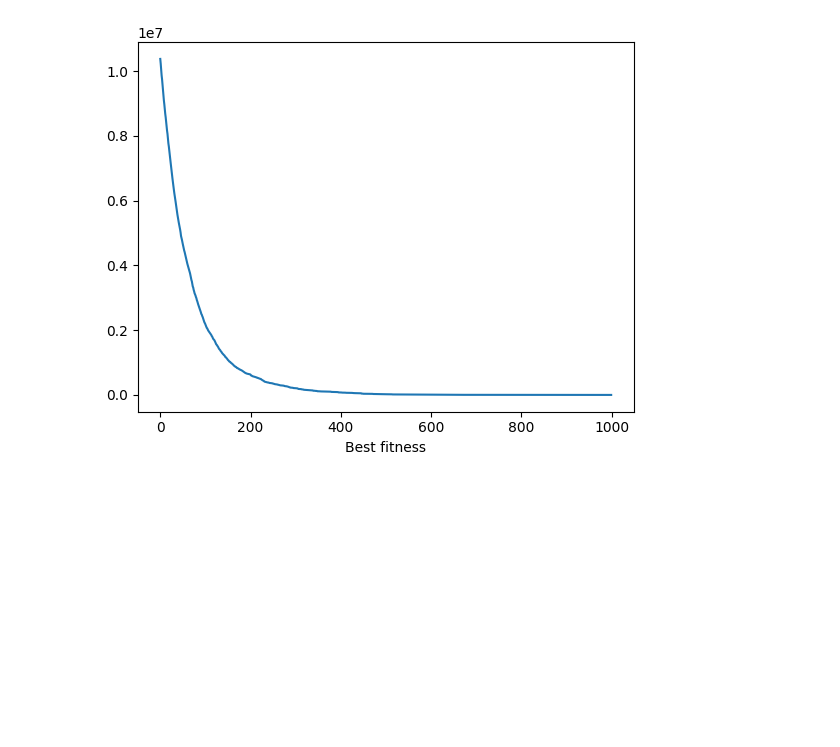
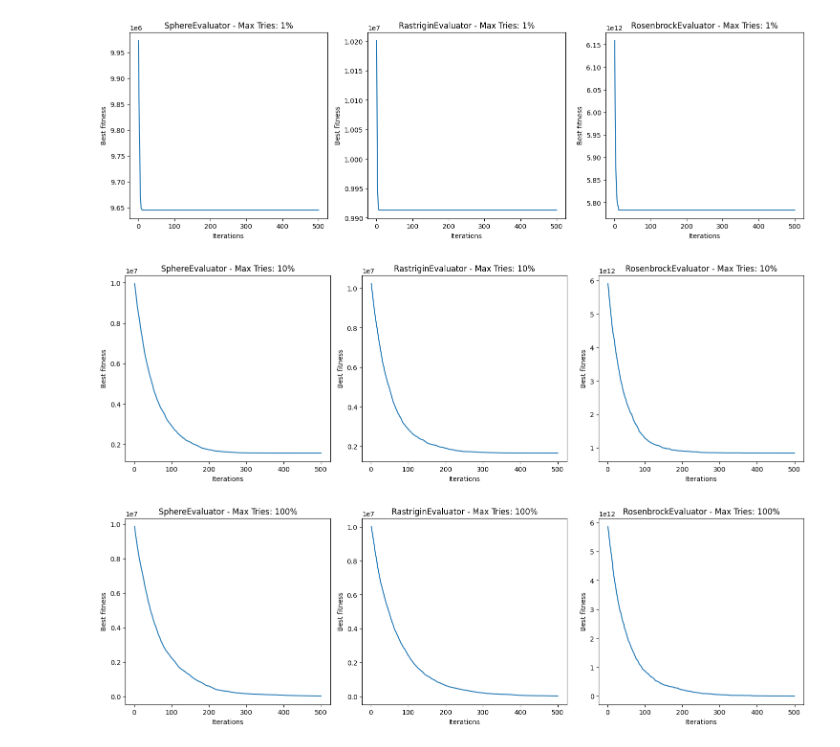
Before and after one commit to Malbuq/Heuristic-and-meta-heuristics, a Jupyter notebook: ABC/ABC_analysis.ipynb, the cells around one changed output. Cells and saved outputs as stored; diff of their text form; code cells hidden in the pictures; blank space fills up the shorter version.

```diff
--- a/ABC/ABC_analysis.ipynb
+++ b/ABC/ABC_analysis.ipynb
@@ -2,25 +2,3 @@
 import matplotlib.pyplot as plt
 from main import ABC_algorithm
 from FitnessEvaluator import *
-# %%
-COLONY_SIZE = 100
-NUMBER_ITERATIONS = 1000
-LEFT_BOUND = -100
-RIGHT_BOUND = 100
-SEARCH_SPACE_DIMENSIONS = 30
-MAX_IMPROV_TRIES = COLONY_SIZE*SEARCH_SPACE_DIMENSIONS
-
-
-fitnessEvaluator = SphereEvaluator()
-# %%
-def plot_cenario(X,Y):
-    plt.figure()
-    plt.plot(X,Y)
-    plt.xlabel('Iterations')
-    plt.xlabel('Best fitness')
-    plt.show()
-# %%
-result = ABC_algorithm(COLONY_SIZE, LEFT_BOUND, RIGHT_BOUND, SEARCH_SPACE_DIMENSIONS, fitnessEvaluator, NUMBER_ITERATIONS, MAX_IMPROV_TRIES)
-plot_cenario(result.keys(), result.values())
-# %% [output]
-[figure, removed]
@@ -26,0 +28,35 @@ plot_cenario(result.keys(), result.values())
+# %%
+COLONY_SIZE = 100
+NUMBER_ITERATIONS = 500
+LEFT_BOUND = -100
+RIGHT_BOUND = 100
+SEARCH_SPACE_DIMENSIONS = 30
+MAX_IMPROV_TRIES = COLONY_SIZE
+
+evaluators = [SphereEvaluator(), RastriginEvaluator(), RosenbrockEvaluator()]
+MAX_IMPROV_APPROACHES = {"1%":MAX_IMPROV_TRIES*1/100, "10%":int(MAX_IMPROV_TRIES*1/10), "100%":MAX_IMPROV_TRIES}
+
+def plot_cenario(X_list, Y_list, evaluators, max_type):
+    fig, axes = plt.subplots(10, len(evaluators), figsize=(15, 5))
+
+    for i, (X, Y, evaluator) in enumerate(zip(X_list, Y_list, evaluators)):
+        axes[i].plot(X, Y)
+        axes[i].set_title(f'{type(evaluator).__name__} - Max Tries: {max_type}')
+        axes[i].set_xlabel('Iterations')
+        axes[i].set_ylabel('Best fitness')
+
+    plt.tight_layout()
+    plt.show()
+
+for max_type in MAX_IMPROV_APPROACHES.keys():
+    X_list, Y_list = [], []
+    for ev in evaluators:
+        X, Y = execute_X_times(1, COLONY_SIZE, LEFT_BOUND, RIGHT_BOUND, SEARCH_SPACE_DIMENSIONS, ev, NUMBER_ITERATIONS, MAX_IMPROV_APPROACHES[max_type])
+        X_list.append(X)
+        Y_list.append(Y)
+
+    plot_cenario(X_list, Y_list, evaluators, max_type)
+# %% [output]
+[figure, added]
+[figure, added]
+[figure, added]
```
Also changed, not shown: parts of 1 cell of this notebook, 3 other files.
